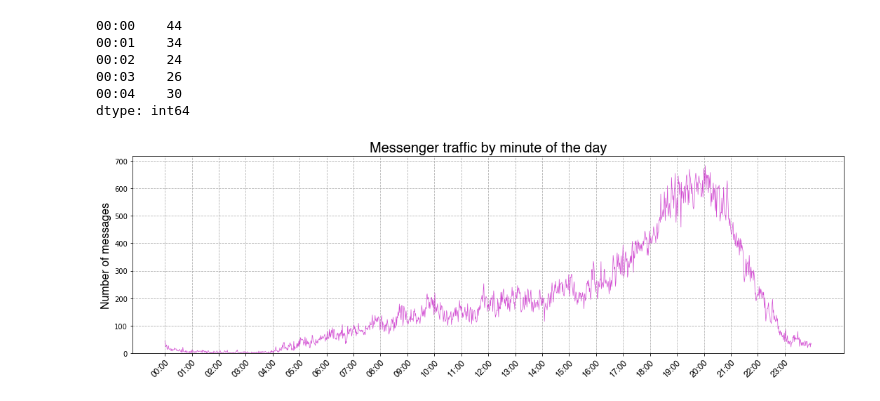
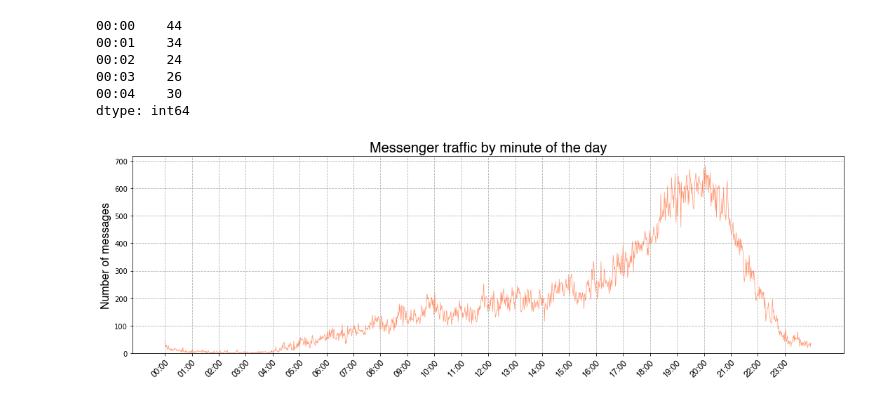
Before and after one commit to peter-gy/fb-messenger-analysis, a Jupyter notebook: jupyter/messenger-traffic-visualization.ipynb, the cells around one changed output. Drawn from its saved outputs; the diff is of its cells as text; code cells hidden in the pictures.

```diff
--- a/jupyter/messenger-traffic-visualization.ipynb
+++ b/jupyter/messenger-traffic-visualization.ipynb
@@ -175,7 +170,7 @@ mean_day_counts = day_counts.groupby('day_of_week')['count'].mean()
 xlabels = ['Monday', 'Tuesday', 'Wednesday', 'Thursday', 'Friday', 'Saturday', 'Sunday']
 # %%
 fig = plt.figure(figsize=[7, 5])
-ax = mean_day_counts.plot(kind='bar', width=0.6, alpha=0.5, color='#003399', edgecolor='#333333', zorder=2)
+ax = mean_day_counts.plot(kind='bar', width=0.6, alpha=0.5, color=yellow, edgecolor=bar_edge_color, zorder=2)
 
 ax.yaxis.grid(True, linestyle='--')
 ax.set_xticklabels(xlabels, rotation=35, rotation_mode='anchor', ha='right', fontproperties=ticks_font)
@@ -207,7 +202,7 @@ time_counts.head()
 dtype: int64
 # %%
 fig = plt.figure(figsize=[10, 5])
-ax = time_counts.plot(kind='bar', width=0.8, alpha=0.5, color='#003399', edgecolor='#333333', zorder=2)
+ax = time_counts.plot(kind='bar', width=0.8, alpha=0.5, color=yellow, edgecolor=bar_edge_color, zorder=2)
 
 ax.yaxis.grid(True, linestyle='--')
 ax.set_xticklabels(time_counts.index, rotation=45, rotation_mode='anchor', ha='right', fontproperties=ticks_font)
@@ -225,8 +220,7 @@ plt.show()
 # %% [markdown]
 # Plot hourly Messenger traffic
 # %%
-# get the count per minute of the day, as hh:mm
-minutes = pd.Series(all_times).map(lambda x: '{:02}:{:02}'.format(x.hour, x.minute))
+minutes = pd.Series(all_times).map(lambda time: '{:02}:{:02}'.format(time.hour, time.minute))
 minute_counts = minutes.value_counts().sort_index()
 minute_counts.head()
 # %% [output]
@@ -237,9 +231,8 @@ minute_counts.head()
 00:04    30
 dtype: int64
 # %%
-# not every minute necessarily has a message, so fill in missing times with zeros
 time_range = pd.date_range(start='0:00', end='23:59', freq='1min')
-index = time_range.map(lambda x: '{:02}:{:02}'.format(x.hour, x.minute))
+index = time_range.map(lambda time: '{:02}:{:02}'.format(time.hour, time.minute))
 minute_counts = minute_counts.reindex(index, fill_value=0)
 minute_counts.head()
 # %% [output]
@@ -256,17 +248,17 @@ xlabels = xlabels[pd.notnull(xlabels)]
 # %%
 # plot the counts per minute
 fig = plt.figure(figsize=[15, 5])
-ax = minute_counts.plot(kind='line', linewidth=0.7, alpha=0.7, color='m')
+ax = minute_counts.plot(kind='line', linewidth=0.7, alpha=0.7, color=orange)
 
 ax.set_ylim(bottom=0)
 ax.grid(True, linestyle='--')
 ax.set_xticks(xlabels.index)
 ax.set_xticklabels(xlabels, rotation=45, rotation_mode='anchor', ha='right', fontproperties=ticks_font)
 ax.set_ylabel('Number of messages', fontproperties=label_font)
 ax.set_title('Messenger traffic by minute of the day', fontproperties=title_font)
 
 fig.tight_layout()
 fig.savefig('images/messenger-traffic-minute.png', dpi=96)
 plt.show()
 # %% [output]
-[figure, old version]
+[figure, new version]
```
Also changed, not shown: parts of 9 cells of this notebook, 5 other files.
